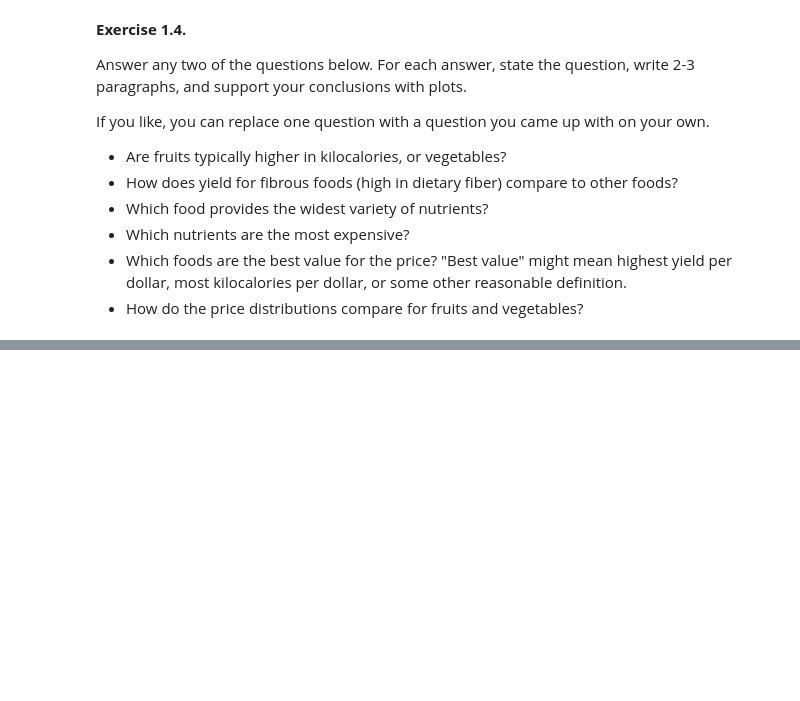
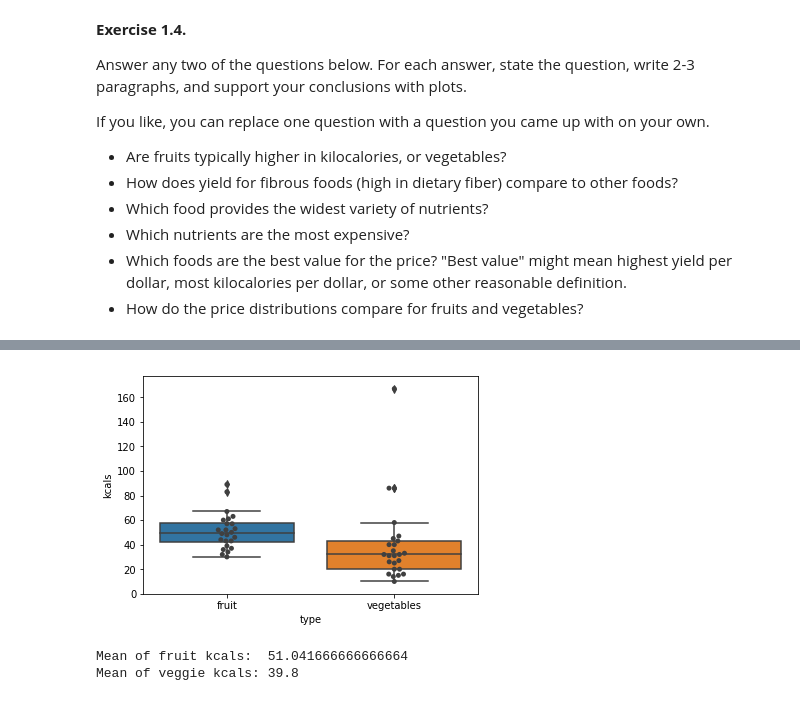
Before and after one commit to domitchler/sta141b-assignment-3, a Jupyter notebook: hw3.ipynb, the cells around one changed output, grey strips where cells are left out. Cells and saved outputs as stored; diff of their text form; code cells hidden in the pictures; blank space fills up the shorter version.

```diff
--- a/hw3.ipynb
+++ b/hw3.ipynb
@@ -80,6 +82,11 @@ def read_key(keyfile):
 key = read_key("C:/Users/dthed/Downloads/Keys/data_gov.txt")
 # %%
 def ndb_search(query):
+    """
+    Searches for 'query' in the USDA's Food Composition Database. An API key is required to
+    use the API. Returns a list of entries that match 'query', or an empty list if no
+    matches are found.
+    """
     response = requests.get("https://api.nal.usda.gov/ndb/search", params = {
         "api_key": key,
         "q": query
@@ -218,0 +226,4 @@ Name: 0, dtype: object
+# %%
+fresh_complete["ndbno"] = ndbno # add the NDBNO's as a new column in the fresh_complete DataFrame
+
+fresh_complete
@@ -307,0 +345,35 @@ Answer any two of the questions below. For each answer, state the question, writ
+# %%
+def get_kilocals(df):
+    kcals = []
+    for x in range(len(df)):
+        row = df.iloc[x,:] # deal with one row (food) at a time
+
+        # get NDBNO from row and access its nutrient report
+        report = pd.DataFrame(ndb_report(row["ndbno"]))
+
+        # find nutrient with units of kcals and get the amount from 'value' column
+        energy = report.loc[report["unit"] == "kcal", "value"]
+
+        energy = float(energy) # convert string to numeric value
+
+        kcals.append(energy)
+    return kcals
+# %%
+kcals = get_kilocals(fresh_complete)
+fresh_complete["kcals"] = kcals
+
+ax = sns.boxplot(x = "type", y = "kcals", data = fresh_complete)
+ax = sns.swarmplot(x = "type", y = "kcals", data = fresh_complete, color = ".25")
+# %% [output]
+[figure, added]
+# %%
+# Split the foods into two dataframes based on group and extract kcal values
+fruits = fresh_complete.loc[fresh_complete["type"] == "fruit", "kcals"]
+veggies = fresh_complete.loc[fresh_complete["type"] == "vegetables", "kcals"]
+
+# Find means of fruit and veggie kcals
+print("Mean of fruit kcals:  " + str(sum(fruits)/len(fruits)))
+print("Mean of veggie kcals: " + str(sum(veggies)/len(veggies)))
+# %% [output]
+Mean of fruit kcals:  51.041666666666664
+Mean of veggie kcals: 39.8
```
Also changed, not shown: parts of 15 cells of this notebook.
